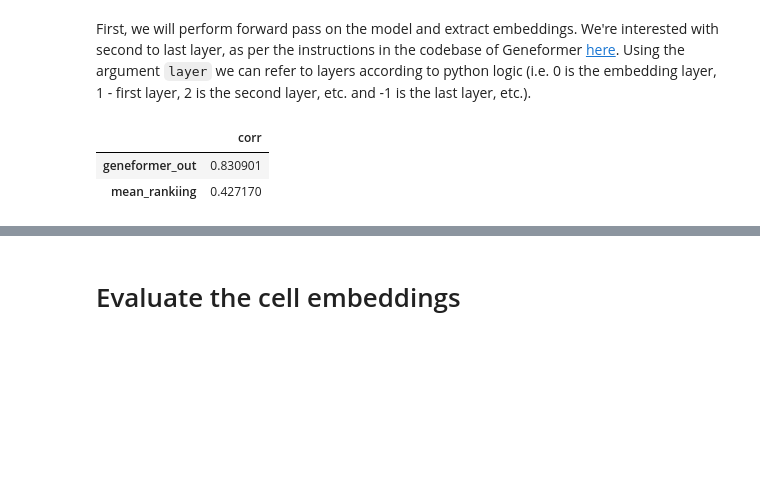
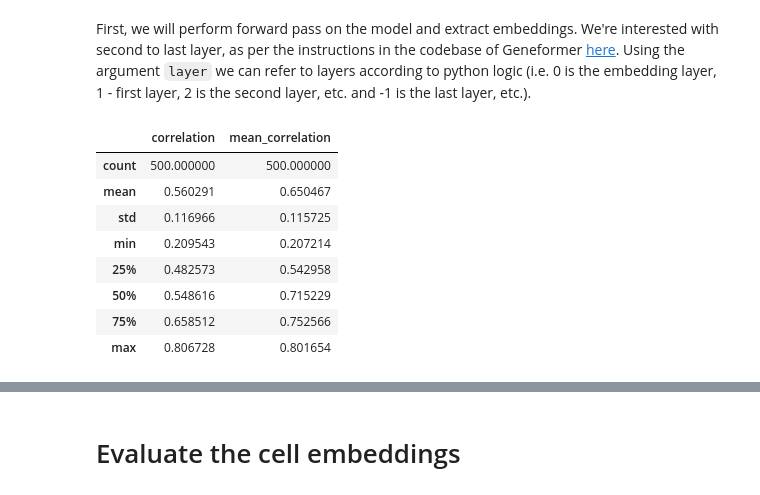
Before and after one commit to microsoft/zero-shot-scfoundation, a Jupyter notebook: notebooks/Geneformer_zero_shot.ipynb, the cells around one changed output, grey strips where cells are left out. Saved outputs shown, nothing was run; the diff lists cells and outputs as text; code cells hidden in the pictures; blank space fills up the shorter version.

Commit message:
rewritten correlation calculation to match that dones fr manuscript

```diff
--- a/notebooks/Geneformer_zero_shot.ipynb
+++ b/notebooks/Geneformer_zero_shot.ipynb
@@ -114,12 +114,18 @@ geneform.extract_embeddings(data = input_data,
 eval_pred = model_output.GeneExprPredEval(geneform,
                                           output_dir = model_out)
 # %%
-eval_pred.evaluate(n_cells = 100,
+eval_pred.evaluate(n_cells = 500,
                    save_rankings = True)
 # %% [output]
-|  | corr |
-| geneformer_out | 0.830901 |
-| mean_rankiing | 0.427170 |
+|  | correlation | mean_correlation |
+| count | 500.000000 | 500.000000 |
+| mean | 0.560291 | 0.650467 |
+| std | 0.116966 | 0.115725 |
+| min | 0.209543 | 0.207214 |
+| 25% | 0.482573 | 0.542958 |
+| 50% | 0.548616 | 0.715229 |
+| 75% | 0.658512 | 0.752566 |
+| max | 0.806728 | 0.801654 |
 # %%
 eval_pred.visualize(n_cells = 100, cmap = "mako_r")
 # %% [output]
```
Also changed, not shown: parts of 8 cells of this notebook, 1 other file.
